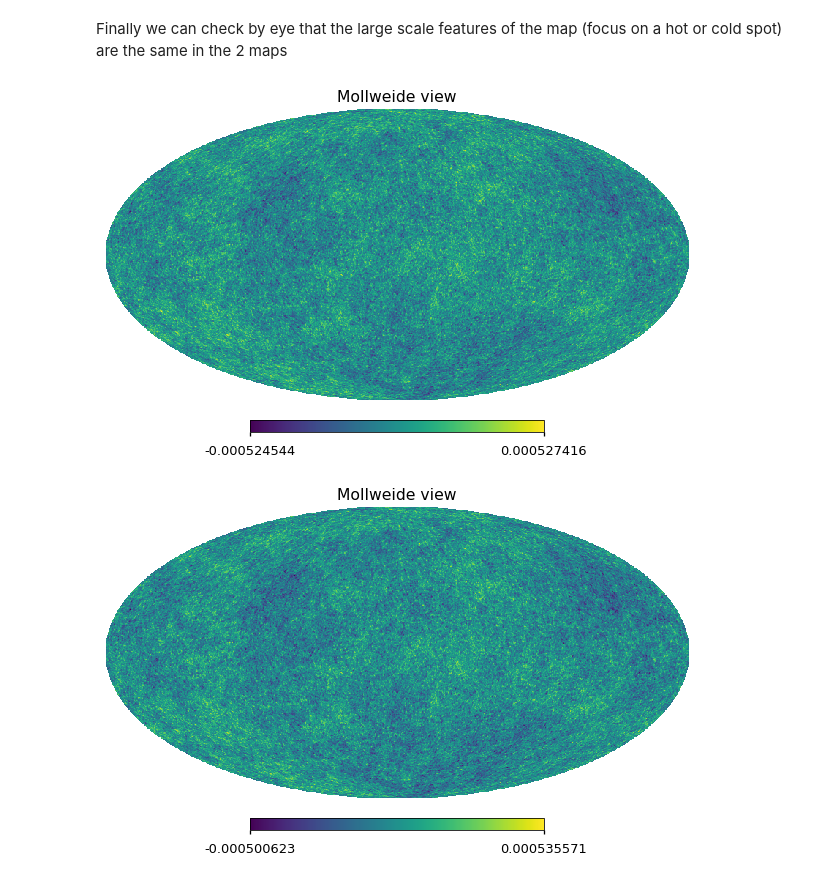
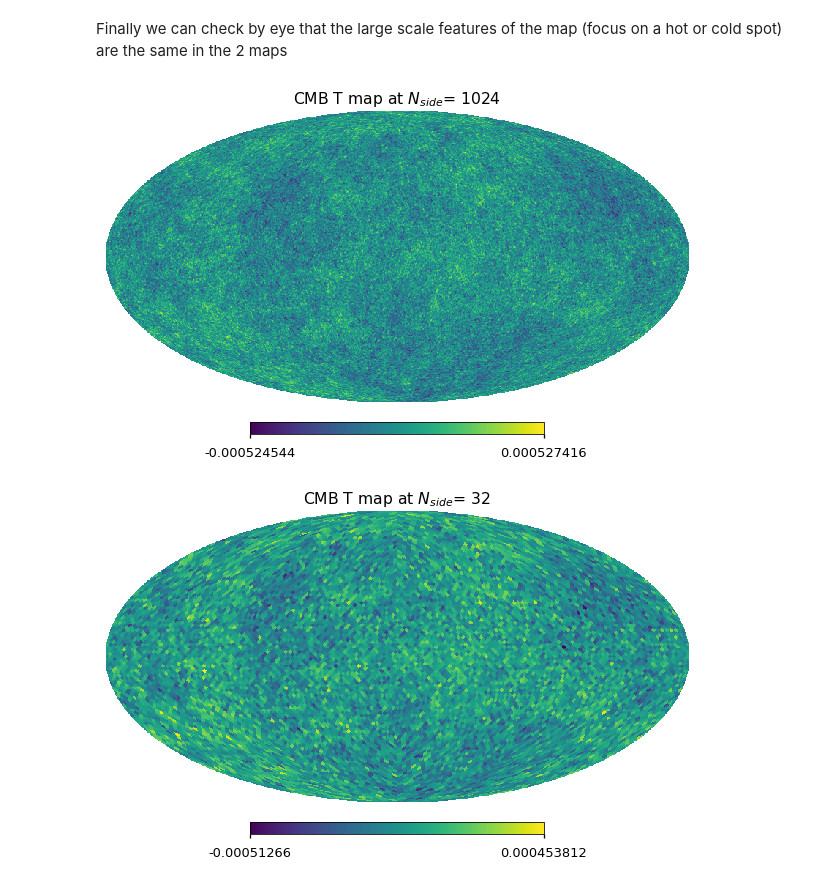
Before and after one commit to zonca/zonca-blog, a Jupyter notebook: _notebooks/2020-09-30-planck-spectra-healpy.ipynb, the cells around one changed output. Cells and saved outputs as stored; diff of their text form; code cells hidden in the pictures.

```diff
--- a/_notebooks/2020-09-30-planck-spectra-healpy.ipynb
+++ b/_notebooks/2020-09-30-planck-spectra-healpy.ipynb
@@ -144,7 +148,8 @@ np.random.seed(seed)
 # %%
 alm = hp.synalm((cl.TT, cl.EE, cl.BB, cl.TE), lmax=lmax, new=True)
 # %%
-cmb_map = hp.alm2map(alm, nside=1024, lmax=lmax)
+high_nside = 1024
+cmb_map = hp.alm2map(alm, nside=high_nside, lmax=lmax)
 # %% [output]
 Sigma is 0.000000 arcmin (0.000000 rad)
 -> fwhm is 0.000000 arcmin
@@ -236,9 +242,9 @@ Planck_bestfit_alm_seed_583.fits
 The $a_{\ell m}$ can now be used to create the same realization of the CMB power spectrum at different resolution,
 it is not as straightforward as it might seem:
 # %%
-nside = 256
-low_nside_lmax = 3*nside - 1
-low_nside_cmb_map = hp.alm2map(alm, nside=nside)
+low_nside = 32
+low_nside_lmax = 3*low_nside - 1
+low_nside_cmb_map = hp.alm2map(alm, nside=low_nside)
 # %% [output]
 Sigma is 0.000000 arcmin (0.000000 rad)
 -> fwhm is 0.000000 arcmin
@@ -297,8 +303,8 @@ Thanks to this the spectra is accurate at least up to $2 N_{side}$ and it looks
 # %% [markdown]
 Finally we can check by eye that the large scale features of the map (focus on a hot or cold spot) are the same in the 2 maps
 # %%
-hp.mollview(cmb_map[0])
-hp.mollview(low_nside_cmb_map[0])
+hp.mollview(cmb_map[0], title="CMB T map at $N_{side}$= " + str(high_nside))
+hp.mollview(low_nside_cmb_map[0], title="CMB T map at $N_{side}$= " + str(low_nside))
 # %% [output]
-[figure, old version]
+[figure, new version]
-[figure, old version]
+[figure, new version]
```
Also changed, not shown: parts of 10 cells of this notebook.
